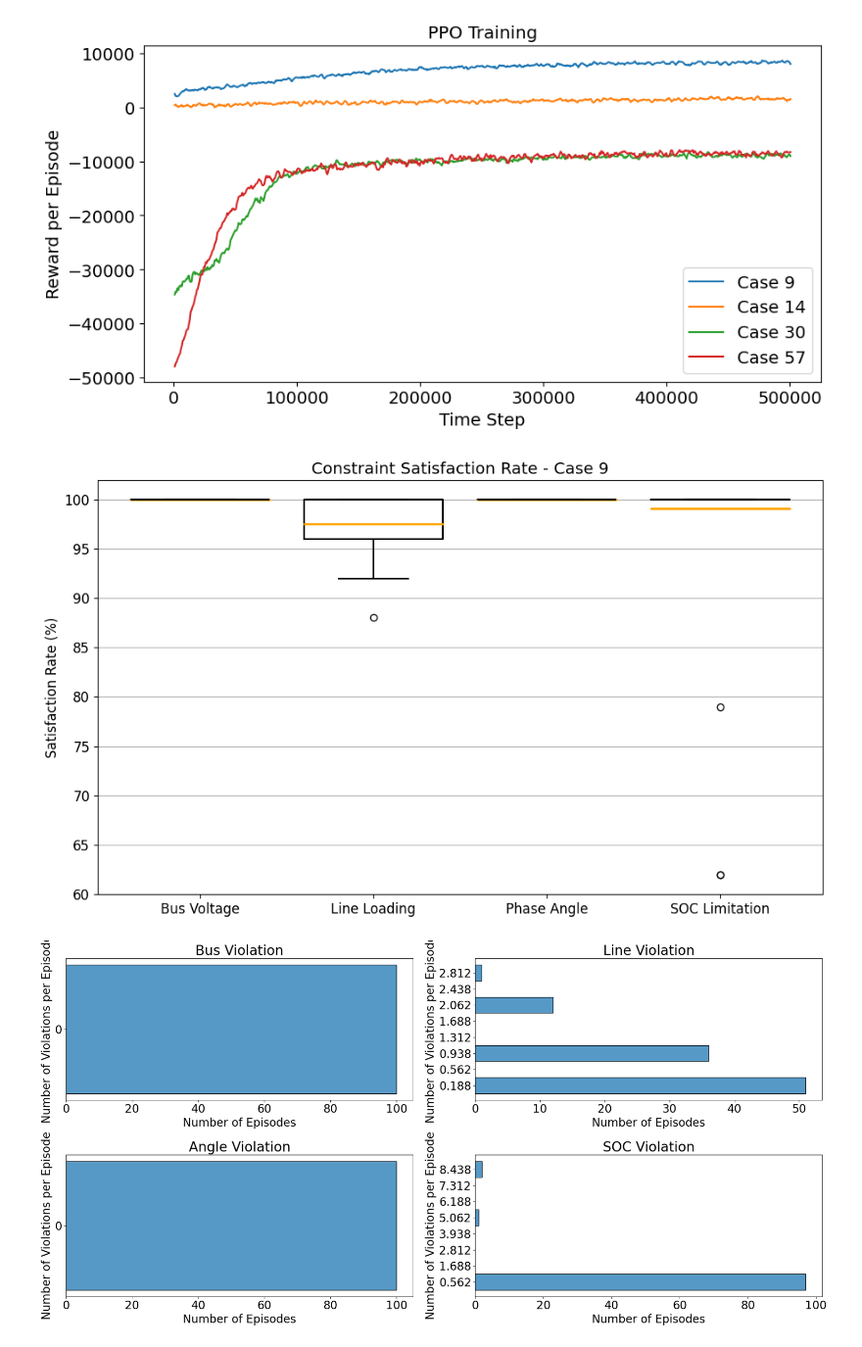
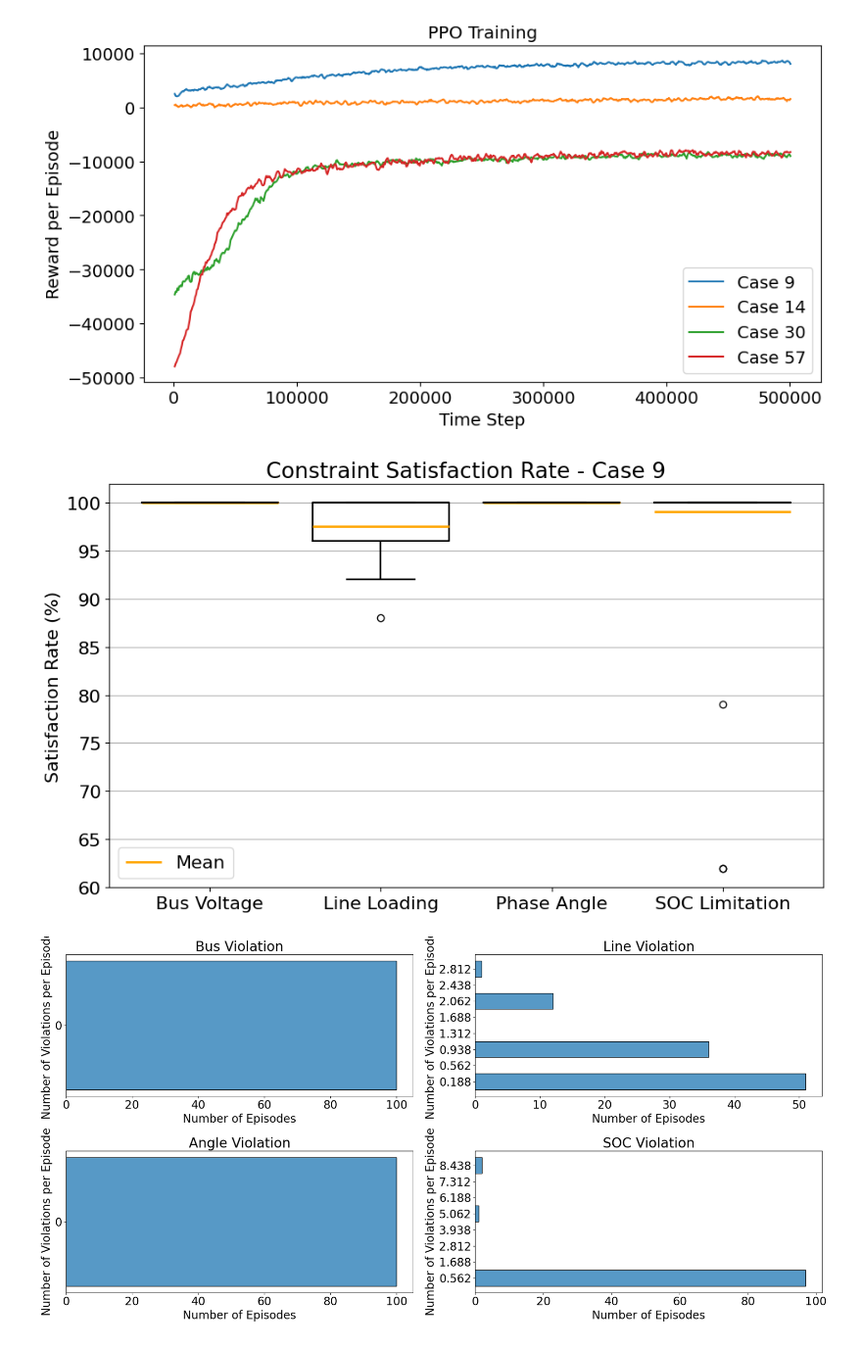
Before and after one commit to chialingyang7718/RL_OPF_EVaware, a Jupyter notebook: test_code.ipynb, the cells around one changed output. Shown at 98% size. Cells and saved outputs as stored; diff of their text form; code cells hidden in the pictures.

```diff
--- a/test_code.ipynb
+++ b/test_code.ipynb
@@ -103,35 +103,37 @@ dicts.pop("Sample")
 
 # convert to dataframe
 df = pd.DataFrame(dicts)
 violation_cols = [col for col in df.columns if "violation" in col]
 
 for col in violation_cols:
     df[col] = round((1-df[col]/24)*100)
 
 
 # Calculate mean values
 means = df[violation_cols].mean()
 
 
 # Create a box plot using seaborn
 plt.figure(figsize=(10, 6))
 sns.boxplot(data=df[violation_cols], fill=False, color='black')
 # Add horizontal lines for mean values
 for i, mean in enumerate(means):
     plt.hlines(mean, i - 0.4, i + 0.4, colors='orange', linewidth=2, label='Mean' if i == 0 else "")
 
 
 plt.ylabel('Satisfaction Rate (%)')
 plt.title(f'Constraint Satisfaction Rate - Case {n_case}')
 plt.xticks(ticks=range(len(violation_cols)), labels=["Bus Voltage", "Line Loading", "Phase Angle", "SOC Limitation"]) #, rotation=45)
 plt.yticks(range(60, 101, 5))
+# plt.yticks(range(40, 101, 10))
 plt.grid(axis='y')
-
+plt.legend()
+plt.rcParams.update({'font.size': 16})
 # Display the plot
 plt.tight_layout()
 plt.show()
 # %% [output]
-[figure, old version]
+[figure, new version]
 # %%
 import matplotlib.pyplot as plt
 import pickle
```
Also changed, not shown: 2 other files.
